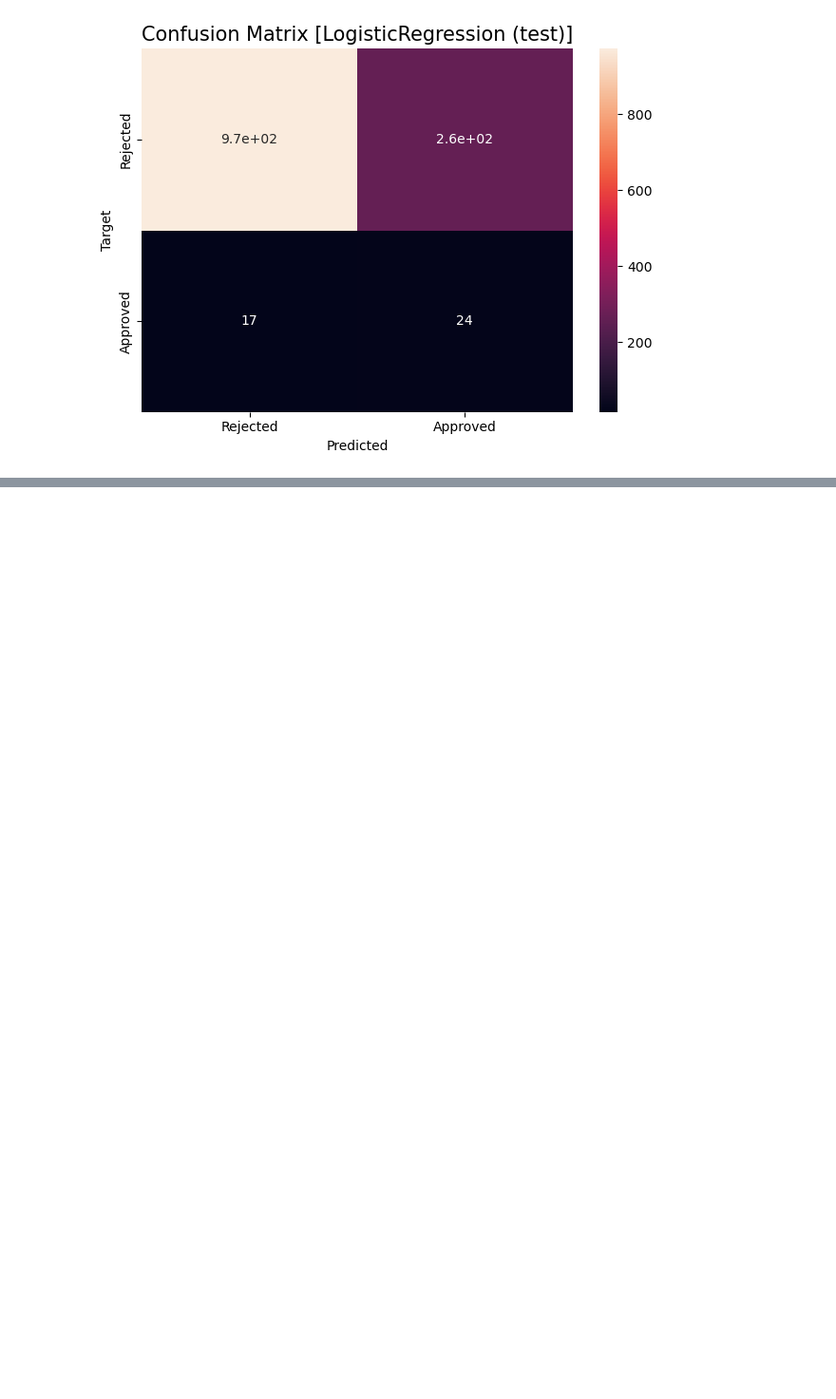
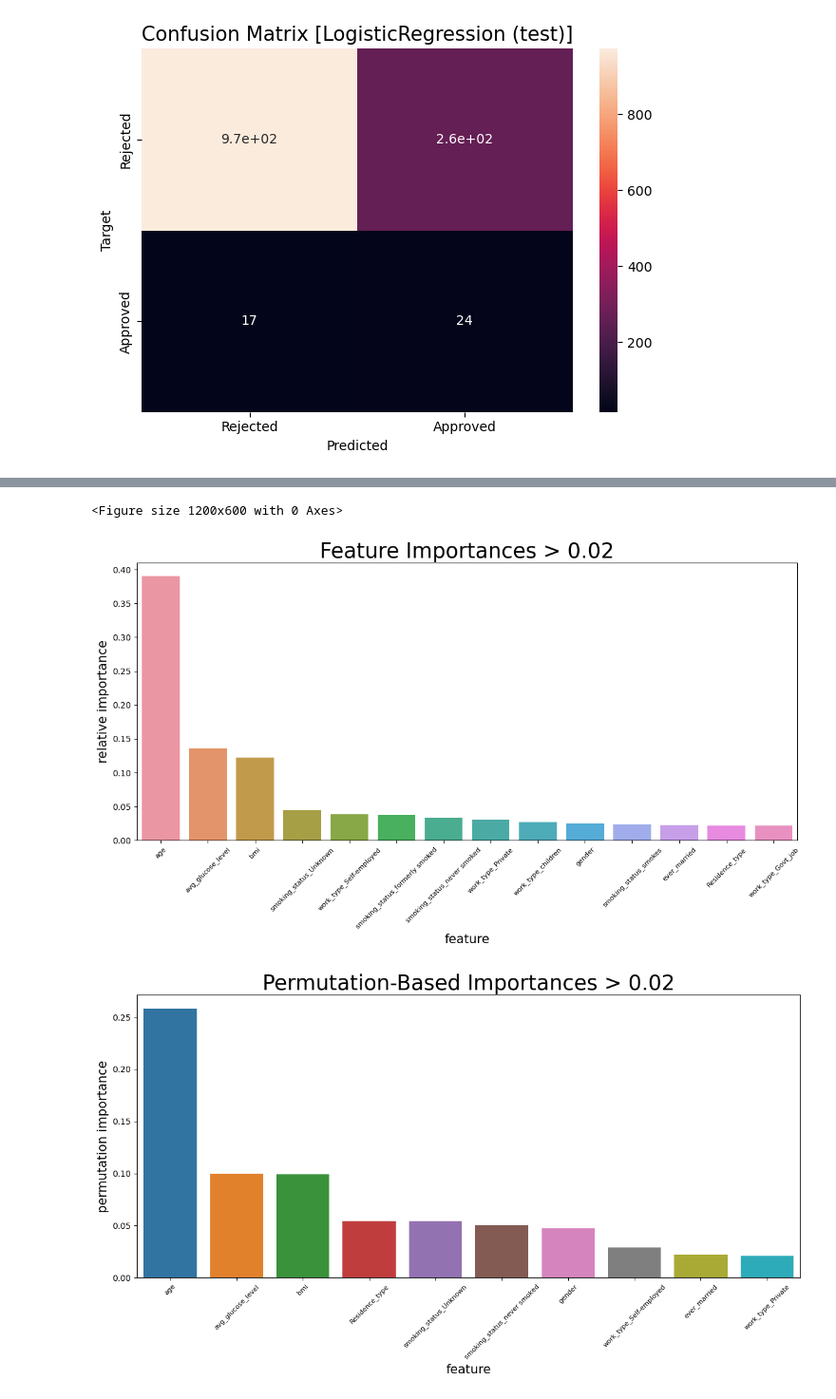
Before and after one commit to pjaiswalusf/Stroke-Prediction, a Jupyter notebook: StrokePrediction.ipynb, the cells around one changed output, grey strips where cells are left out. Shown at 95% size. Saved outputs shown, nothing was run; the diff lists cells and outputs as text; code cells hidden in the pictures; blank space fills up the shorter version.

```diff
--- a/StrokePrediction.ipynb
+++ b/StrokePrediction.ipynb
@@ -1040,0 +1047,4 @@ plt.tight_layout()
+# %%
+importances = pd.DataFrame({'feature':X_resampled.columns, 'importance':np.round(rf_model.feature_importances_, 3)})
+importances = importances.sort_values('importance', ascending=False)
+importances.head()
@@ -1040,0 +1060,12 @@ plt.tight_layout()
+# %%
+perm_importance = permutation_importance(rf_model, X_resampled, y_resampled)
+
+sorted_idx = (-perm_importance.importances_mean).argsort()
+
+list_of_tuples  = list(zip(X_resampled.columns[sorted_idx],
+                           perm_importance.importances_mean[sorted_idx]))
+
+perm_importance = pd.DataFrame(list_of_tuples,
+                  columns=['feature','permutation importance'])
+
+perm_importance.head()
@@ -1040,0 +1079,36 @@ plt.tight_layout()
+# %%
+bigfig = plt.figure(figsize=(12,6))
+
+(top,bottom) = bigfig.subfigures(2,1)
+
+### Top figure ###
+top.subplots_adjust(left=.1,right=.9,wspace=.4,hspace=.4)
+
+plt.figure(figsize=(12,7))
+
+sns.barplot(importances[importances['importance'] > 0.02], x='feature', y='importance')
+
+plt.title('Feature Importances > 0.02', fontsize=25)
+plt.xlabel('feature', fontsize=15)
+plt.xticks(fontsize=8, rotation=45)
+plt.ylabel('relative importance', fontsize=15)
+
+plt.tight_layout()
+
+### Bottom figure ###
+bottom.subplots_adjust(left=.1,right=.9,wspace=.4,hspace=.4)
+
+plt.figure(figsize=(12,7))
+
+sns.barplot(perm_importance[perm_importance['permutation importance'] > 0.02], x='feature', y='permutation importance')
+
+plt.title('Permutation-Based Importances > 0.02', fontsize=25)
+plt.xlabel('feature', fontsize=15)
+plt.xticks(fontsize=8, rotation=45)
+plt.ylabel('permutation importance', fontsize=15)
+
+plt.tight_layout()
+# %% [output]
+<Figure size 1200x600 with 0 Axes>
+[figure, added]
+[figure, added]
```
Also changed, not shown: parts of 7 cells of this notebook.
